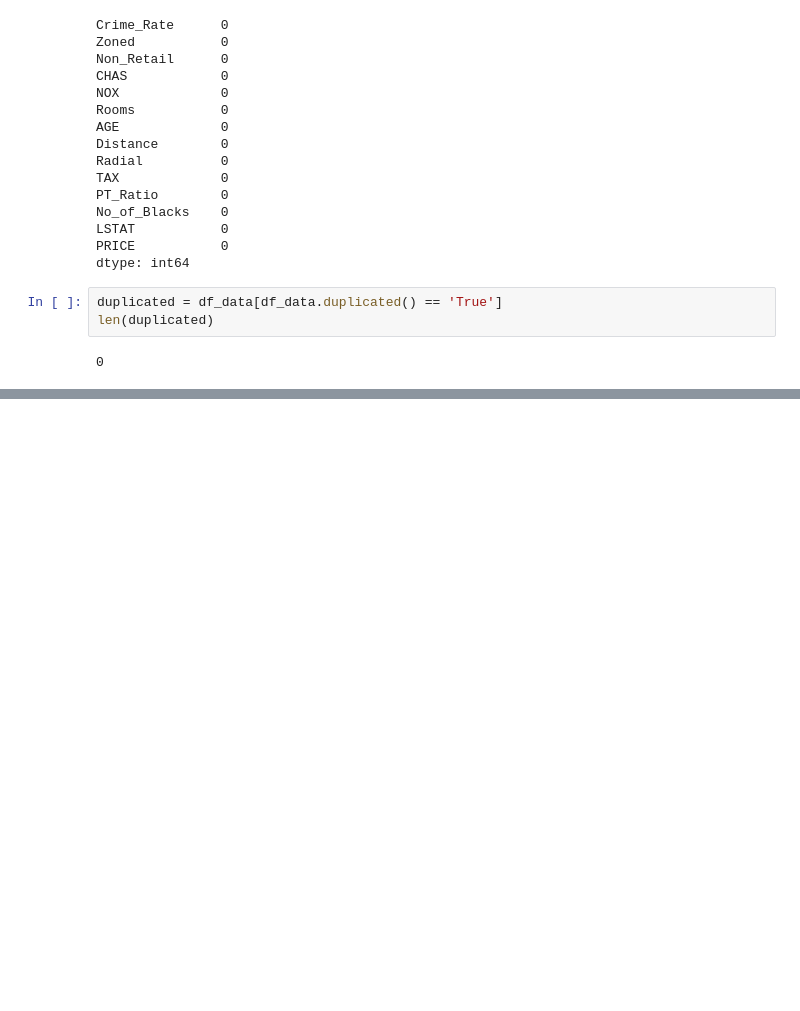
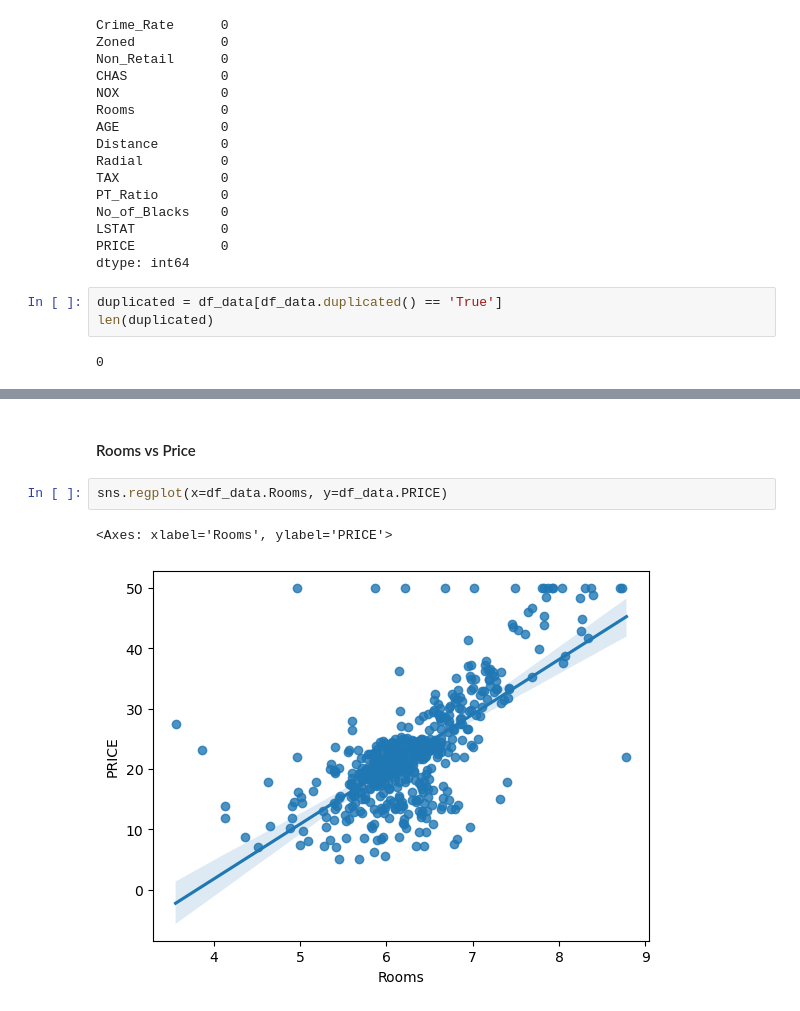
Before and after one commit to Chepngeno-langat/DS-projects, a Jupyter notebook: Multivariable Regression/Multivariable Regression Model.ipynb, the cells around one changed output, grey strips where cells are left out. Saved outputs shown, nothing was run; the diff lists cells and outputs as text; blank space fills up the shorter version.

```diff
--- a/Multivariable Regression/Multivariable Regression Model.ipynb
+++ b/Multivariable Regression/Multivariable Regression Model.ipynb
@@ -96,0 +141,7 @@ len(duplicated)
+# %% [markdown]
+#### Rooms vs Price
+# %%
+sns.regplot(x=df_data.Rooms, y=df_data.PRICE)
+# %% [output]
+<Axes: xlabel='Rooms', ylabel='PRICE'>
+[figure, added]
```
Also changed, not shown: parts of 12 cells of this notebook.
